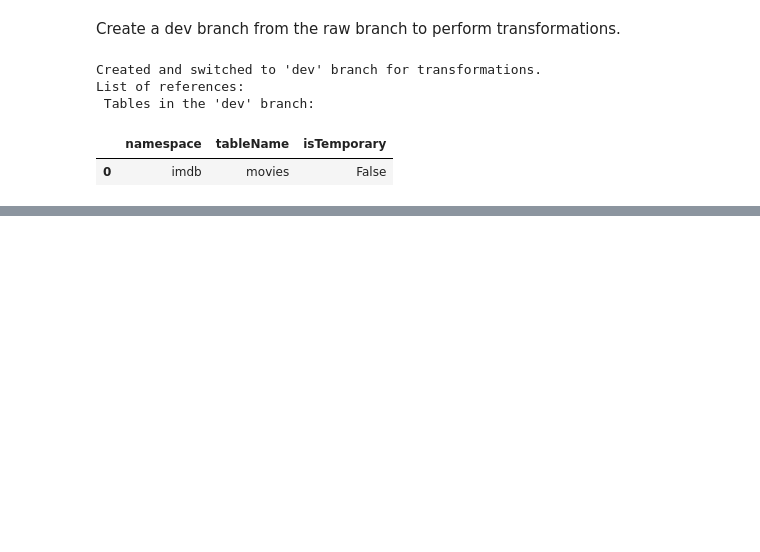
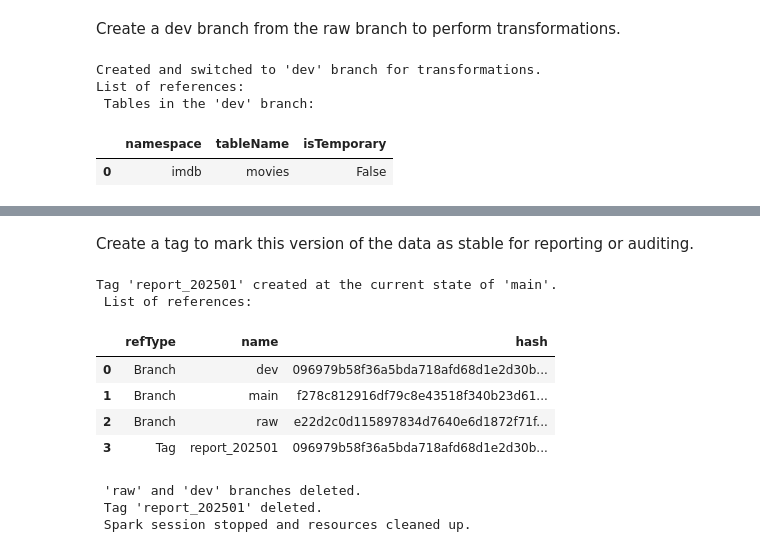
Before and after one commit to EbEmad/versioned-data-lakehouse, a Jupyter notebook: notebooks/imdb_movies.ipynb, the cells around one changed output, grey strips where cells are left out. Drawn from its saved outputs; the diff is of its cells as text; code cells hidden in the pictures; blank space fills up the shorter version.

```diff
--- a/notebooks/imdb_movies.ipynb
+++ b/notebooks/imdb_movies.ipynb
@@ -179,0 +321,39 @@ List of references:
+# %% [markdown]
+Create a tag to mark this version of the data as stable for reporting or auditing.
+# %%
+# Create a tag for reporting
+spark.sql("""
+    -- Create a tag named 'report_202501' at the current state of 'main'.
+    -- This tag can be used to query the data as it exists at this point in time.
+    -- Example: SELECT * FROM imdb.`movies@report_202501`
+    CREATE TAG IF NOT EXISTS report_202501
+    """)
+print("Tag 'report_202501' created at the current state of 'main'.")
+# List references to verify the tag creation
+print(" List of references:")
+spark.sql("LIST REFERENCES").toPandas()
+# %% [output]
+Tag 'report_202501' created at the current state of 'main'.
+ List of references:
+|  | refType | name | hash |
+| 0 | Branch | dev | 096979b58f36a5bda718afd68d1e2d30b... |
+| 1 | Branch | main | f278c812916df79c8e43518f340b23d61... |
+| 2 | Branch | raw | e22d2c0d115897834d7640e6d1872f71f... |
+| 3 | Tag | report_202501 | 096979b58f36a5bda718afd68d1e2d30b... |
+# %%
+# Clean up: Delete the raw and dev branches
+spark.sql("DROP BRANCH IF EXISTS raw")
+spark.sql("DROP BRANCH IF EXISTS dev")
+print(" 'raw' and 'dev' branches deleted.")
+
+# Clean up: Delete the tag
+spark.sql("DROP TAG IF EXISTS report_202501")
+print(" Tag 'report_202501' deleted.")
+
+# Cleanup Spark
+spark.stop()
+print(" Spark session stopped and resources cleaned up.")
+# %% [output]
+ 'raw' and 'dev' branches deleted.
+ Tag 'report_202501' deleted.
+ Spark session stopped and resources cleaned up.
```
Also changed, not shown: parts of 13 cells of this notebook.
